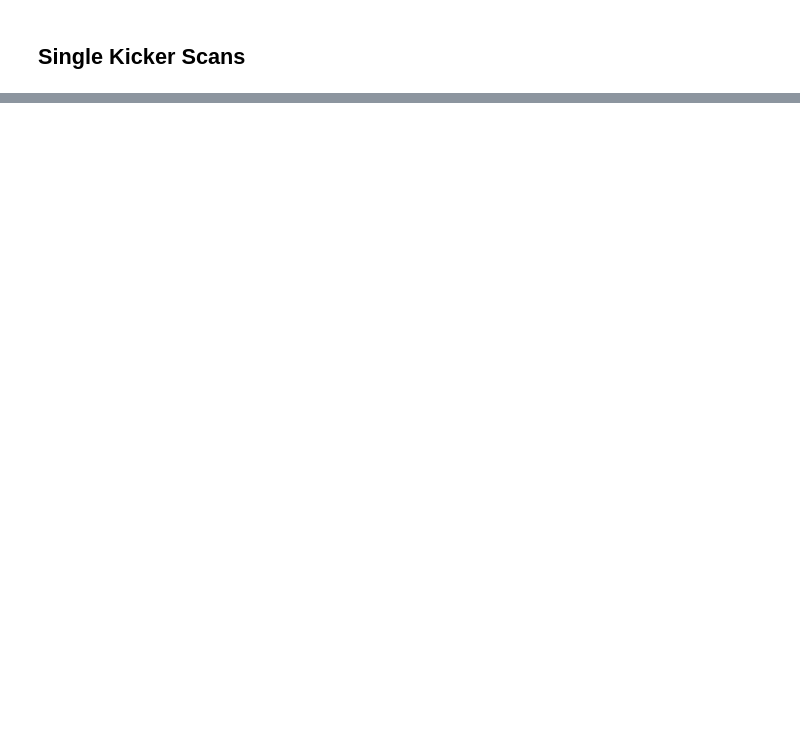
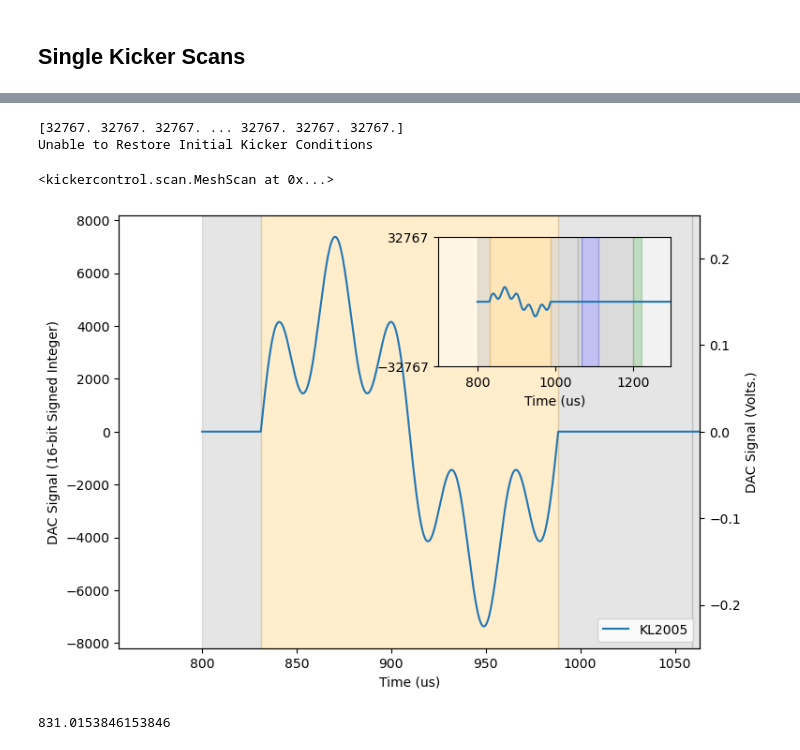
Before and after one commit to twguest/XSynth, a Jupyter notebook: docs/FD_Nov24.ipynb, the cells around one changed output, grey strips where cells are left out. Cells and saved outputs as stored; diff of their text form; code cells hidden in the pictures; blank space fills up the shorter version.

```diff
--- a/docs/FD_Nov24.ipynb
+++ b/docs/FD_Nov24.ipynb
@@ -24,0 +78,36 @@ Unable to Restore Initial Kicker Conditions
+# %%
+import numpy as np
+
+from kickercontrol.main import Scan
+from kickercontrol.device import (KL2005, KMX1938, KMX1965, KNY1938, KNY1965)
+
+from kickercontrol.timing import get_region_bounds
+
+ti, tf = get_region_bounds('2')
+
+# V3: Amplitude of the first sine wave (base amplitude)
+# V4: Frequency of the first sine wave (base frequency)
+# V5: Fractional amplitude of the second sine wave (relative to V3)
+# V6: Fractional frequency of the second sine wave (relative to V4)
+# V7: Relative phase shift for the second sine wave (in radians)
+
+Scan(kicker_devices = [KL2005],
+                oscillators=['custom'],
+                oscillator_variables=[{"V0": ti, "V1":tf,
+                                       "V2": 0,"V3": 0.15,
+                                       "V4": 1/(tf-ti),
+                                       "V5":1/2, "V6": 2, "V7": 0}],
+                expression = "V2 + V3 * np.sin(2 * np.pi * V4 * (t - V0)) \
+      + (V5 * V3) * np.sin(2 * np.pi * (V6 * V4) * (t - V0) + V7)\
+",scan_variables=["V6"],
+scan_vectors=[np.linspace(0,5,5)],
+display = True, wait_time=1)
+# %% [output]
+[32767. 32767. 32767. ... 32767. 32767. 32767.]
+Unable to Restore Initial Kicker Conditions
+<kickercontrol.scan.MeshScan at 0x...>
+[figure, added]
+# %%
+ti
+# %% [output]
+831.0153846153846
```
Also changed, not shown: parts of 4 cells of this notebook, 6 other files.
